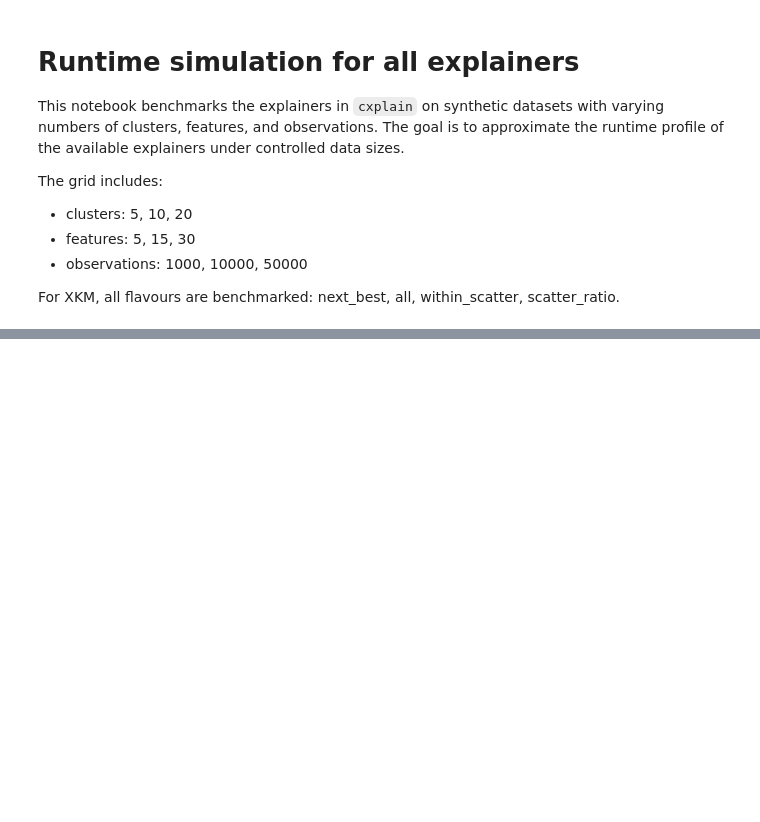
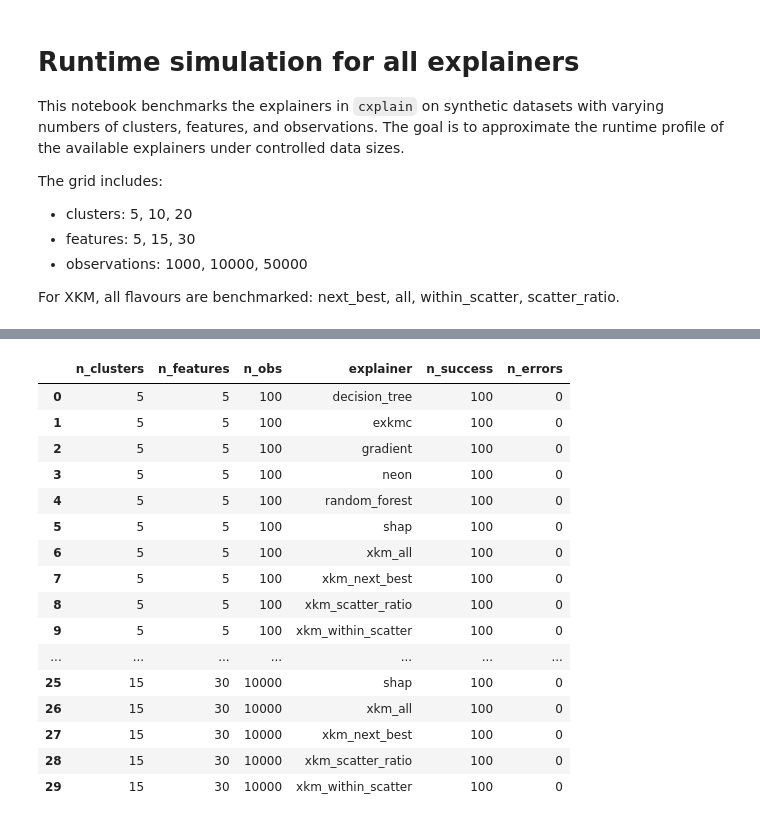
Before and after one commit to AlexF1994/cluster-explain, a Jupyter notebook: notebooks/runtime_simulation.ipynb, the cells around one changed output, grey strips where cells are left out. Cells and saved outputs as stored; diff of their text form; code cells hidden in the pictures; blank space fills up the shorter version.

```diff
--- a/notebooks/runtime_simulation.ipynb
+++ b/notebooks/runtime_simulation.ipynb
@@ -238,0 +294,65 @@ summary_df.head(20)
+# %%
+# Build a publication-ready runtime table for selected parameter combinations
+import pandas as pd
+
+# Ensure summary_df is available
+if 'summary_df' not in globals():
+    summary_df = pd.read_csv('runtime_simulation_results_summary.csv')
+
+requested = pd.DataFrame([
+    {'n_clusters': 5, 'n_features': 5, 'n_obs': 100},
+    {'n_clusters': 10, 'n_features': 10, 'n_obs': 1000},
+    {'n_clusters': 15, 'n_features': 30, 'n_obs': 10000},
+])
+
+subset = summary_df.merge(requested, on=['n_clusters', 'n_features', 'n_obs'], how='inner').copy()
+
+# Keep successful mean runtime and success/error counts for transparency
+subset = subset[[
+    'n_clusters', 'n_features', 'n_obs', 'explainer',
+    'mean_runtime_sec', 'n_success', 'n_errors'
+]].sort_values(['n_clusters', 'n_features', 'n_obs', 'explainer'])
+
+# Wide table for paper readability
+table_df = subset.pivot_table(
+    index='explainer',
+    columns=['n_clusters', 'n_features', 'n_obs'],
+    values='mean_runtime_sec',
+    aggfunc='first'
+)
+
+# Rename multiindex columns to compact scenario names
+table_df.columns = [f"k={k}, p={p}, n={n}" for (k, p, n) in table_df.columns]
+
+# Optional sorting: XKM first, then the others
+xkm_rows = [r for r in table_df.index if str(r).startswith('xkm_')]
+other_rows = [r for r in table_df.index if r not in xkm_rows]
+table_df = table_df.loc[xkm_rows + sorted(other_rows)]
+
+print('Selected runtime table (seconds):')
+display(table_df)
+
+caption = (
+    'Mean runtime (seconds) of each explainer for three representative synthetic-data scenarios. '
+    'Each reported value corresponds to the average runtime over the configured repetitions for that scenario; '
+    'in this run, one repetition per explainer was executed (n\\_runs=1). '
+    'Scenarios vary jointly in cluster count (k), feature dimensionality (p), and sample size (n).'
+)
+label = 'tab:runtime_selected_scenarios'
+
+latex_table = table_df.to_latex(
+    float_format=lambda x: f"{x:.4f}",
+    na_rep='--',
+    caption=caption,
+    label=label,
+    escape=False,
+)
+
+print('\nLaTeX table:\n')
+print(latex_table)
+
+# Also show run-quality checks
+quality = subset.groupby(['n_clusters', 'n_features', 'n_obs', 'explainer'], as_index=False)[['n_success', 'n_errors']].first()
+print('\nRun status checks (success/error counts):')
+display(quality.sort_values(['n_clusters','n_features','n_obs','explainer']))
+# %% [output]
@@ -238,0 +389,17 @@ summary_df.head(20)
+|  | n_clusters | n_features | n_obs | explainer | n_success | n_errors |
+| 0 | 5 | 5 | 100 | decision_tree | 100 | 0 |
+| 1 | 5 | 5 | 100 | exkmc | 100 | 0 |
+| 2 | 5 | 5 | 100 | gradient | 100 | 0 |
+| 3 | 5 | 5 | 100 | neon | 100 | 0 |
+| 4 | 5 | 5 | 100 | random_forest | 100 | 0 |
+| 5 | 5 | 5 | 100 | shap | 100 | 0 |
+| 6 | 5 | 5 | 100 | xkm_all | 100 | 0 |
+| 7 | 5 | 5 | 100 | xkm_next_best | 100 | 0 |
+| 8 | 5 | 5 | 100 | xkm_scatter_ratio | 100 | 0 |
+| 9 | 5 | 5 | 100 | xkm_within_scatter | 100 | 0 |
+| ... | ... | ... | ... | ... | ... | ... |
+| 25 | 15 | 30 | 10000 | shap | 100 | 0 |
+| 26 | 15 | 30 | 10000 | xkm_all | 100 | 0 |
+| 27 | 15 | 30 | 10000 | xkm_next_best | 100 | 0 |
+| 28 | 15 | 30 | 10000 | xkm_scatter_ratio | 100 | 0 |
+| 29 | 15 | 30 | 10000 | xkm_within_scatter | 100 | 0 |
```
Also changed, not shown: parts of 9 cells of this notebook, 16 other files.
